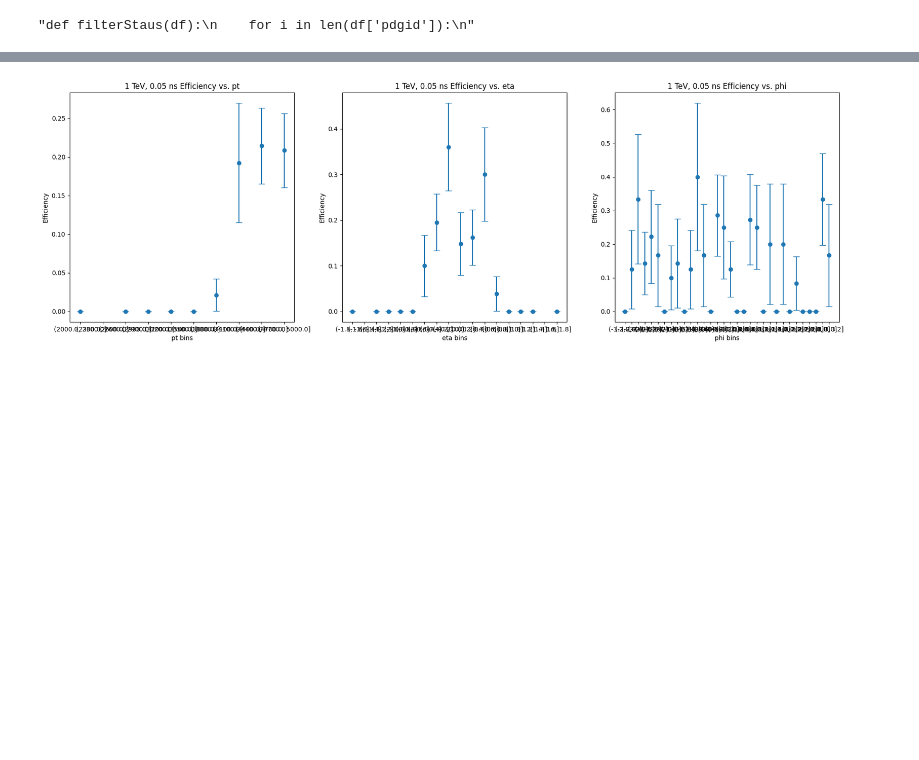
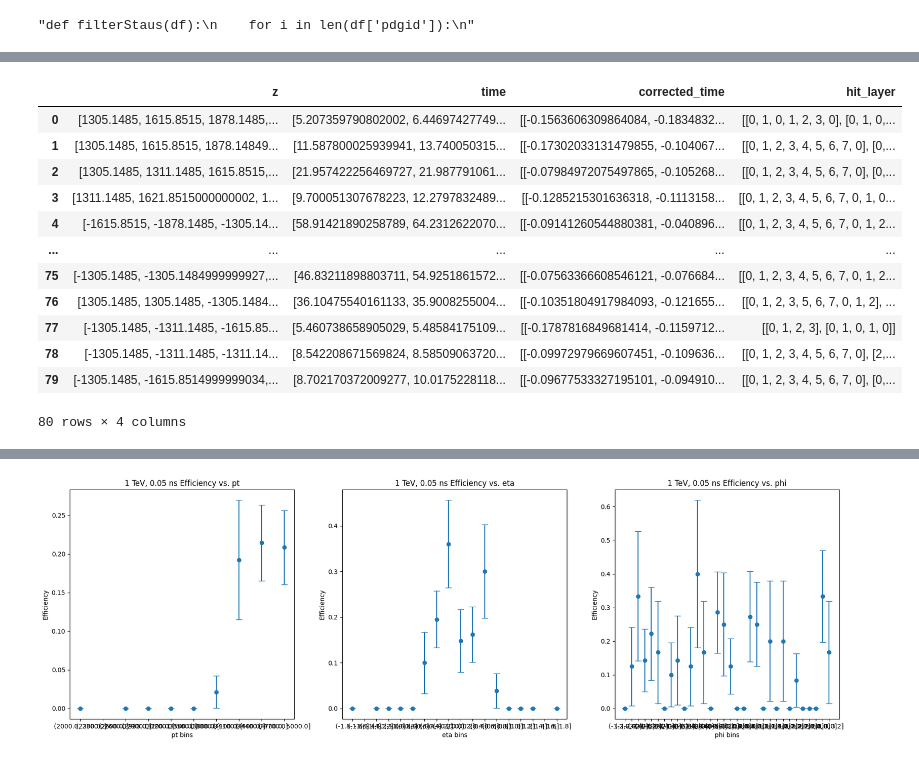
Before and after one commit to kdp-lab/MarkLLPCode, a Jupyter notebook: reco/reco_json_analyzer.ipynb, the cells around one changed output, grey strips where cells are left out. Cells and saved outputs as stored; diff of their text form; code cells hidden in the pictures; blank space fills up the shorter version.

```diff
--- a/reco/reco_json_analyzer.ipynb
+++ b/reco/reco_json_analyzer.ipynb
@@ -115,6 +115,22 @@ series = pd.Series(df_1000_10['LC_stau_pt_match'])
 nMatchedStauTracks_1000_10 = series.apply(len).sum()
 print(nMatchedStauTracks_1000_10)
 
+series = pd.Series(df_1000_005['fake_pt'])
+nFakeTracks_1000_005 = series.apply(len).sum()
+print(nFakeTracks_1000_005)
+
+series = pd.Series(df_1000_01['fake_pt'])
+nFakeTracks_1000_01 = series.apply(len).sum()
+print(nFakeTracks_1000_01)
+
+series = pd.Series(df_1000_1['fake_pt'])
+nFakeTracks_1000_1 = series.apply(len).sum()
+print(nFakeTracks_1000_1)
+
+series = pd.Series(df_1000_10['fake_pt'])
+nFakeTracks_1000_10 = series.apply(len).sum()
+print(nFakeTracks_1000_10)
+
 series = pd.Series(df_1000_005['LC_daughter_pt_match'])
 nMatchedDaughterTracks_1000_005 = series.apply(len).sum()
 print(nMatchedDaughterTracks_1000_005)
@@ -325,7 +328,7 @@ df_2stau_1000_005 = []
 df_2stau_1000_01 = []
 df_2stau_1000_1 = []
 df_2stau_1000_10 = []
-for i in range(0,100):
+for i in range(0,1):
     for j in range(0, len(df_1000_005.loc[0][43][i])):
         df_2stau_1000_005.append(df_1000_005.loc[0][43][i][j])
     for j in range(0, len(df_1000_01.loc[0][43][i])):
@@ -599,0 +521,49 @@ See the caveats in the documentation: https://pandas.pydata.org/pandas-docs/stab
+# %%
+### Example track association booleans for event 1 mcp_stau_track_bool, mcp_daughter_track_bool
+start = 82
+end = 86
+columns = end - start
+# Extract the relevant column names from the original DataFrame
+column_names = df_1000_005.columns[start:end]
+# Initialize the new DataFrame with the correct shape and column names
+df_1000_005_fake_hits = pd.DataFrame(index=range(nFakeTracks_1000_005), columns=column_names)
+
+for i in range(start, end):
+    for j in range (0, nFakeTracks_1000_005):
+        #display(df_1000_005.iloc[0][i][j])
+        df_1000_005_fake_hits.iloc[j][i % start] = df_1000_005.iloc[0][i][j]
+
+### Example track association booleans for event 1 mcp_stau_track_bool, mcp_daughter_track_bool
+
+# Extract the relevant column names from the original DataFrame
+column_names = df_1000_01.columns[start:end]
+# Initialize the new DataFrame with the correct shape and column names
+df_1000_01_fake_hits = pd.DataFrame(index=range(nFakeTracks_1000_01), columns=column_names)
+
+for i in range(start, end):
+    for j in range (0, nFakeTracks_1000_01):
+        df_1000_01_fake_hits.iloc[j][i % start] = df_1000_01.iloc[0][i][j]
+
+### Example track association booleans for event 1 mcp_stau_track_bool, mcp_daughter_track_bool
+
+# Extract the relevant column names from the original DataFrame
+column_names = df_1000_1.columns[start:end]
+# Initialize the new DataFrame with the correct shape and column names
+df_1000_1_fake_hits = pd.DataFrame(index=range(nFakeTracks_1000_1), columns=column_names)
+
+for i in range(start, end):
+    for j in range (0, nFakeTracks_1000_1):
+        df_1000_1_fake_hits.iloc[j][i % start] = df_1000_1.iloc[0][i][j]
+
+### Example track association booleans for event 1 mcp_stau_track_bool, mcp_daughter_track_bool
+
+# Extract the relevant column names from the original DataFrame
+column_names = df_1000_10.columns[start:end]
+# Initialize the new DataFrame with the correct shape and column names
+df_1000_10_fake_hits = pd.DataFrame(index=range(nFakeTracks_1000_10), columns=column_names)
+
+for i in range(start, end):
+    for j in range (0, nFakeTracks_1000_10):
+        df_1000_10_fake_hits.iloc[j][i % start] = df_1000_10.iloc[0][i][j]
+display(df_1000_10_fake_hits)
+# %% [output]
@@ -599,0 +587,13 @@ See the caveats in the documentation: https://pandas.pydata.org/pandas-docs/stab
+|  | z | time | corrected_time | hit_layer |
+| 0 | [1305.1485, 1615.8515, 1878.1485,... | [5.207359790802002, 6.44697427749... | [[-0.1563606309864084, -0.1834832... | [[0, 1, 0, 1, 2, 3, 0], [0, 1, 0,... |
+| 1 | [1305.1485, 1615.8515, 1878.14849... | [11.587800025939941, 13.740050315... | [[-0.17302033131479855, -0.104067... | [[0, 1, 2, 3, 4, 5, 6, 7, 0], [0,... |
+| 2 | [1305.1485, 1311.1485, 1615.8515,... | [21.957422256469727, 21.987791061... | [[-0.07984972075497865, -0.105268... | [[0, 1, 2, 3, 4, 5, 6, 7, 0], [0,... |
+| 3 | [1311.1485, 1621.8515000000002, 1... | [9.700051307678223, 12.2797832489... | [[-0.1285215301636318, -0.1113158... | [[0, 1, 2, 3, 4, 5, 6, 7, 0, 1, 0... |
+| 4 | [-1615.8515, -1878.1485, -1305.14... | [58.91421890258789, 64.2312622070... | [[-0.09141260544880381, -0.040896... | [[0, 1, 2, 3, 4, 5, 6, 7, 0, 1, 2... |
+| ... | ... | ... | ... | ... |
+| 75 | [-1305.1485, -1305.1484999999927,... | [46.83211898803711, 54.9251861572... | [[-0.07563366608546121, -0.076684... | [[0, 1, 2, 3, 4, 5, 6, 7, 0, 1, 2... |
+| 76 | [1305.1485, 1305.1485, -1305.1484... | [36.10475540161133, 35.9008255004... | [[-0.10351804917984093, -0.121655... | [[0, 1, 2, 3, 5, 6, 7, 0, 1, 2], ... |
+| 77 | [-1305.1485, -1311.1485, -1615.85... | [5.460738658905029, 5.48584175109... | [[-0.1787816849681414, -0.1159712... | [[0, 1, 2, 3], [0, 1, 0, 1, 0]] |
+| 78 | [-1305.1485, -1311.1485, -1311.14... | [8.542208671569824, 8.58509063720... | [[-0.09972979669607451, -0.109636... | [[0, 1, 2, 3, 4, 5, 6, 7, 0], [2,... |
+| 79 | [-1305.1485, -1615.8514999999034,... | [8.702170372009277, 10.0175228118... | [[-0.09677533327195101, -0.094910... | [[0, 1, 2, 3, 4, 5, 6, 7, 0], [0,... |
+80 rows × 4 columns
```
Also changed, not shown: parts of 13 cells of this notebook, 4 other files.
